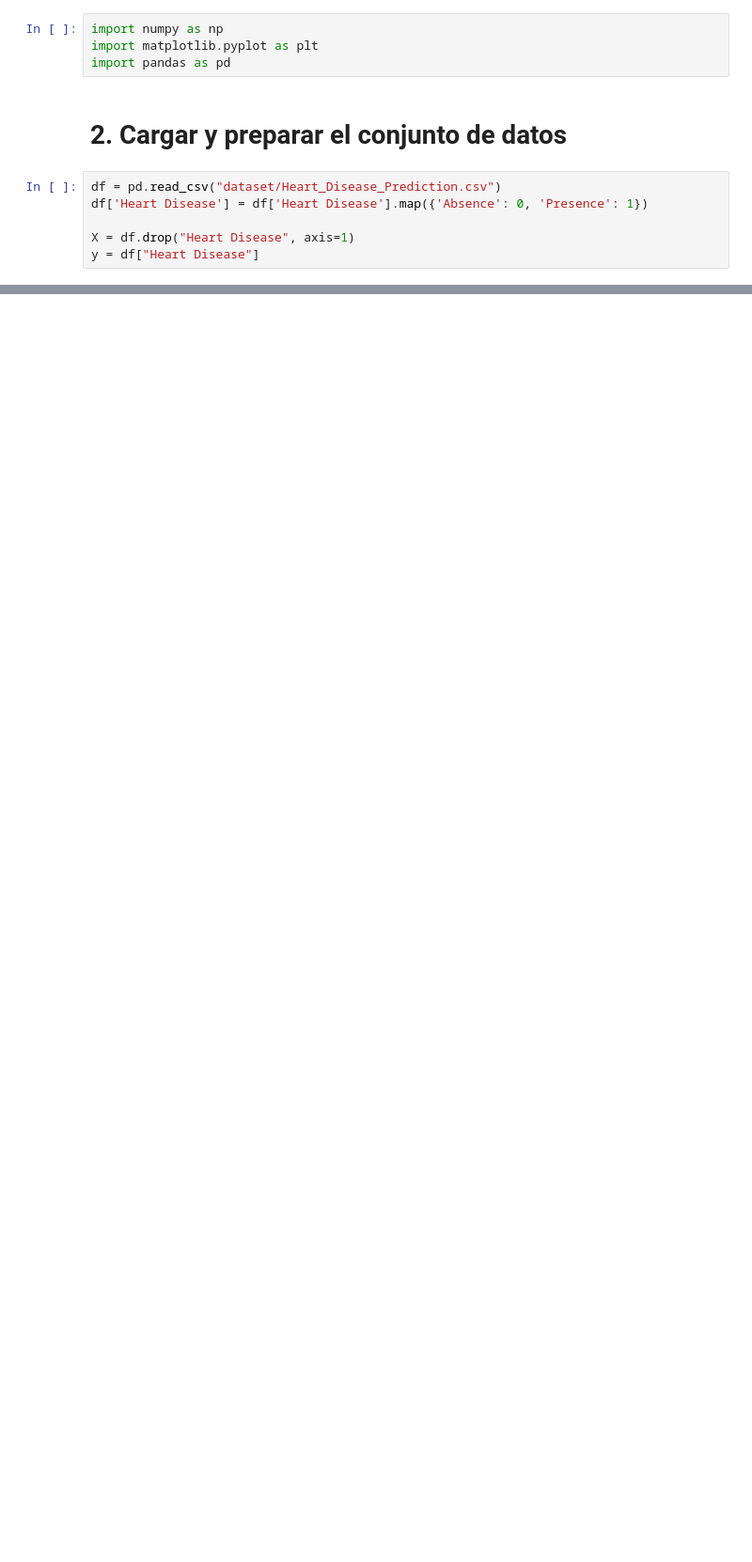
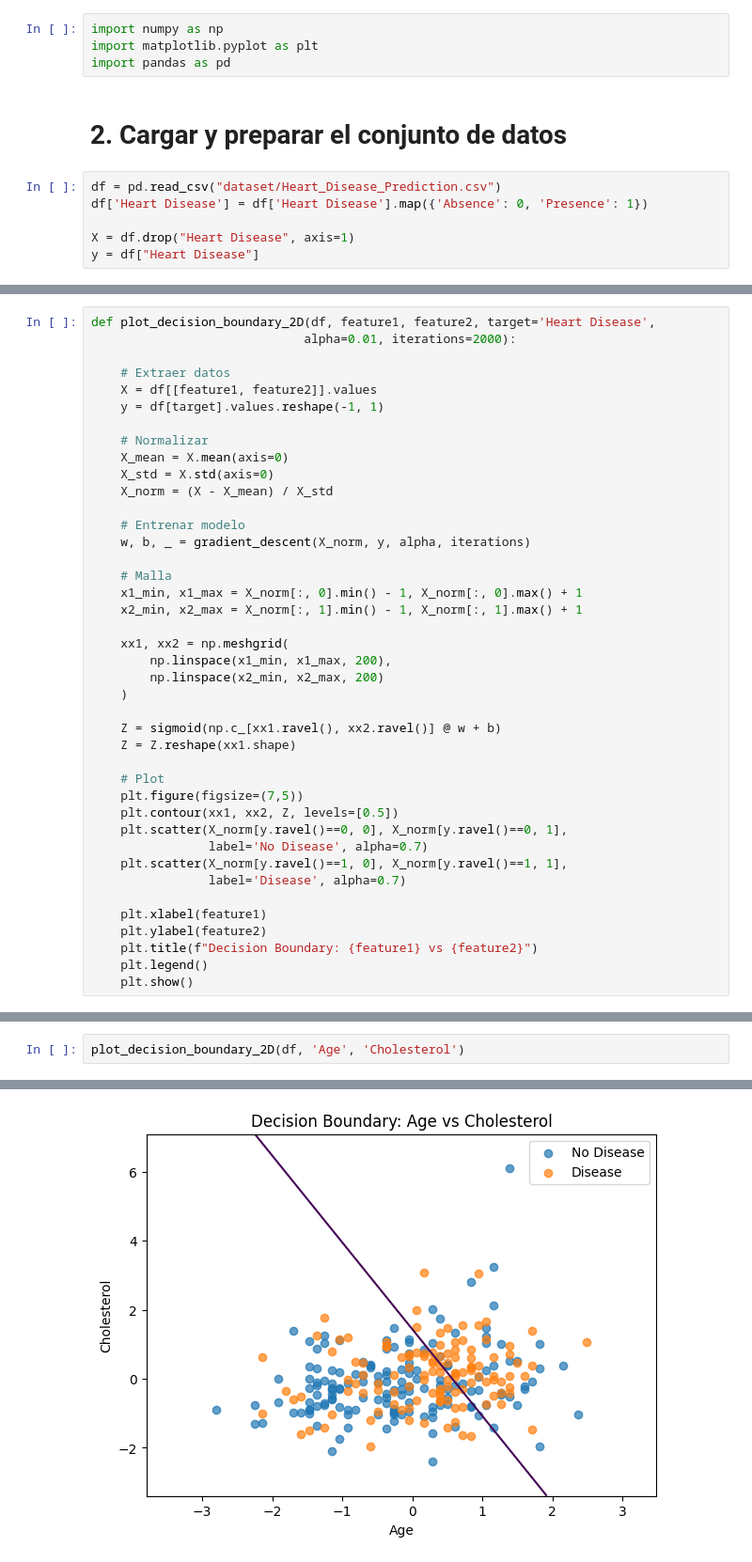
Before and after one commit to Yojhan-Toro/AREP_LAB02, a Jupyter notebook: heart_disease_lr_analysis.ipynb, the cells around one changed output, grey strips where cells are left out. Shown at 94% size. Cells and saved outputs as stored; diff of their text form; blank space fills up the shorter version.

```diff
--- a/heart_disease_lr_analysis.ipynb
+++ b/heart_disease_lr_analysis.ipynb
@@ -76,0 +182,41 @@ def compute_gradient(X, y, theta):
+# %%
+def plot_decision_boundary_2D(df, feature1, feature2, target='Heart Disease',
+                             alpha=0.01, iterations=2000):
+
+    # Extraer datos
+    X = df[[feature1, feature2]].values
+    y = df[target].values.reshape(-1, 1)
+
+    # Normalizar
+    X_mean = X.mean(axis=0)
+    X_std = X.std(axis=0)
+    X_norm = (X - X_mean) / X_std
+
+    # Entrenar modelo
+    w, b, _ = gradient_descent(X_norm, y, alpha, iterations)
+
+    # Malla
+    x1_min, x1_max = X_norm[:, 0].min() - 1, X_norm[:, 0].max() + 1
+    x2_min, x2_max = X_norm[:, 1].min() - 1, X_norm[:, 1].max() + 1
+
+    xx1, xx2 = np.meshgrid(
+        np.linspace(x1_min, x1_max, 200),
+        np.linspace(x2_min, x2_max, 200)
+    )
+
+    Z = sigmoid(np.c_[xx1.ravel(), xx2.ravel()] @ w + b)
+    Z = Z.reshape(xx1.shape)
+
+    # Plot
+    plt.figure(figsize=(7,5))
+    plt.contour(xx1, xx2, Z, levels=[0.5])
+    plt.scatter(X_norm[y.ravel()==0, 0], X_norm[y.ravel()==0, 1],
+                label='No Disease', alpha=0.7)
+    plt.scatter(X_norm[y.ravel()==1, 0], X_norm[y.ravel()==1, 1],
+                label='Disease', alpha=0.7)
+
+    plt.xlabel(feature1)
+    plt.ylabel(feature2)
+    plt.title(f"Decision Boundary: {feature1} vs {feature2}")
+    plt.legend()
+    plt.show()
@@ -76,0 +225,3 @@ def compute_gradient(X, y, theta):
+# %%
+plot_decision_boundary_2D(df, 'Age', 'Cholesterol')
+# %% [output]
@@ -76,0 +238 @@ def compute_gradient(X, y, theta):
+[figure, added]
```
Also changed, not shown: parts of 52 cells of this notebook, 9 other files.
